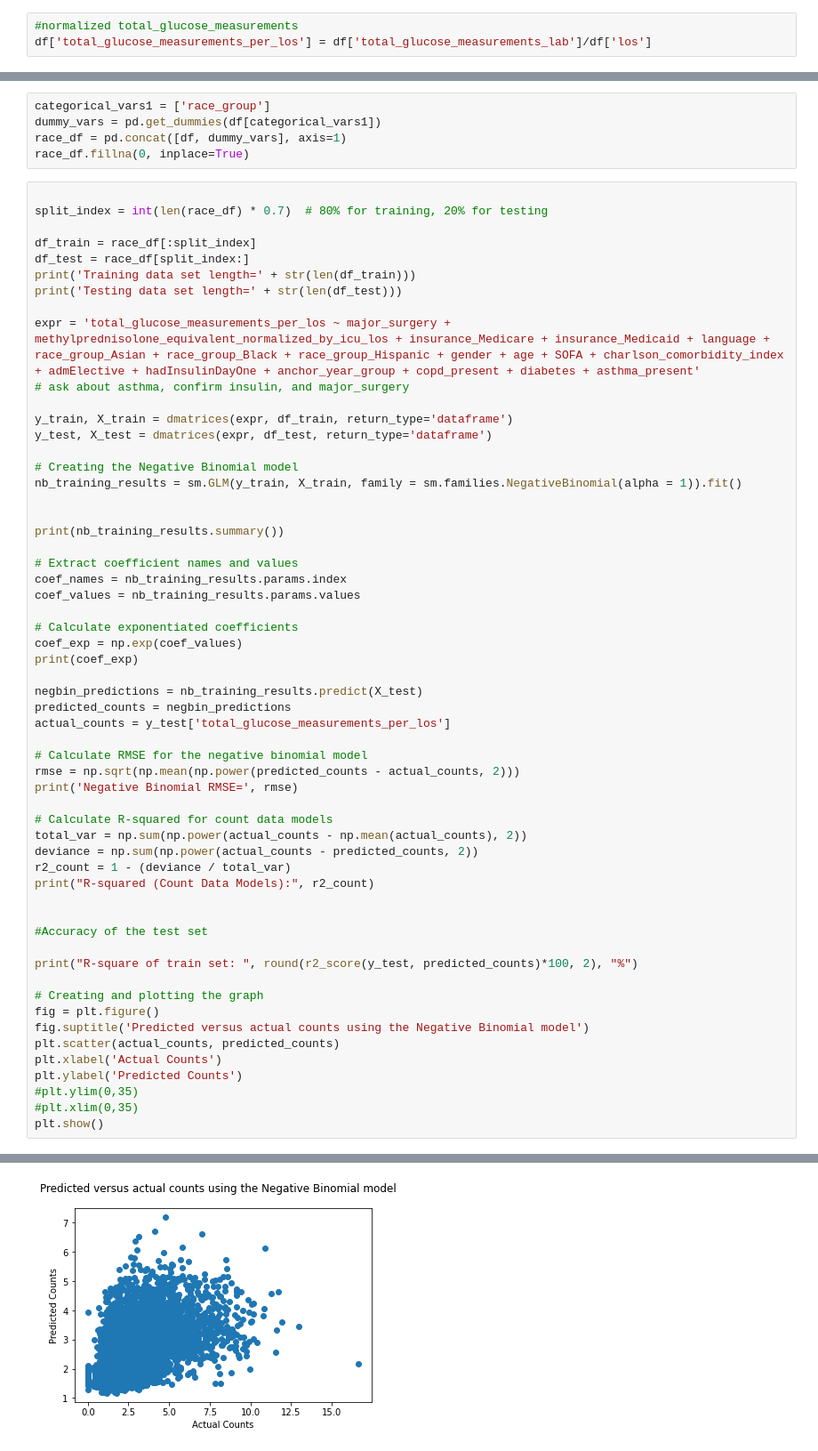
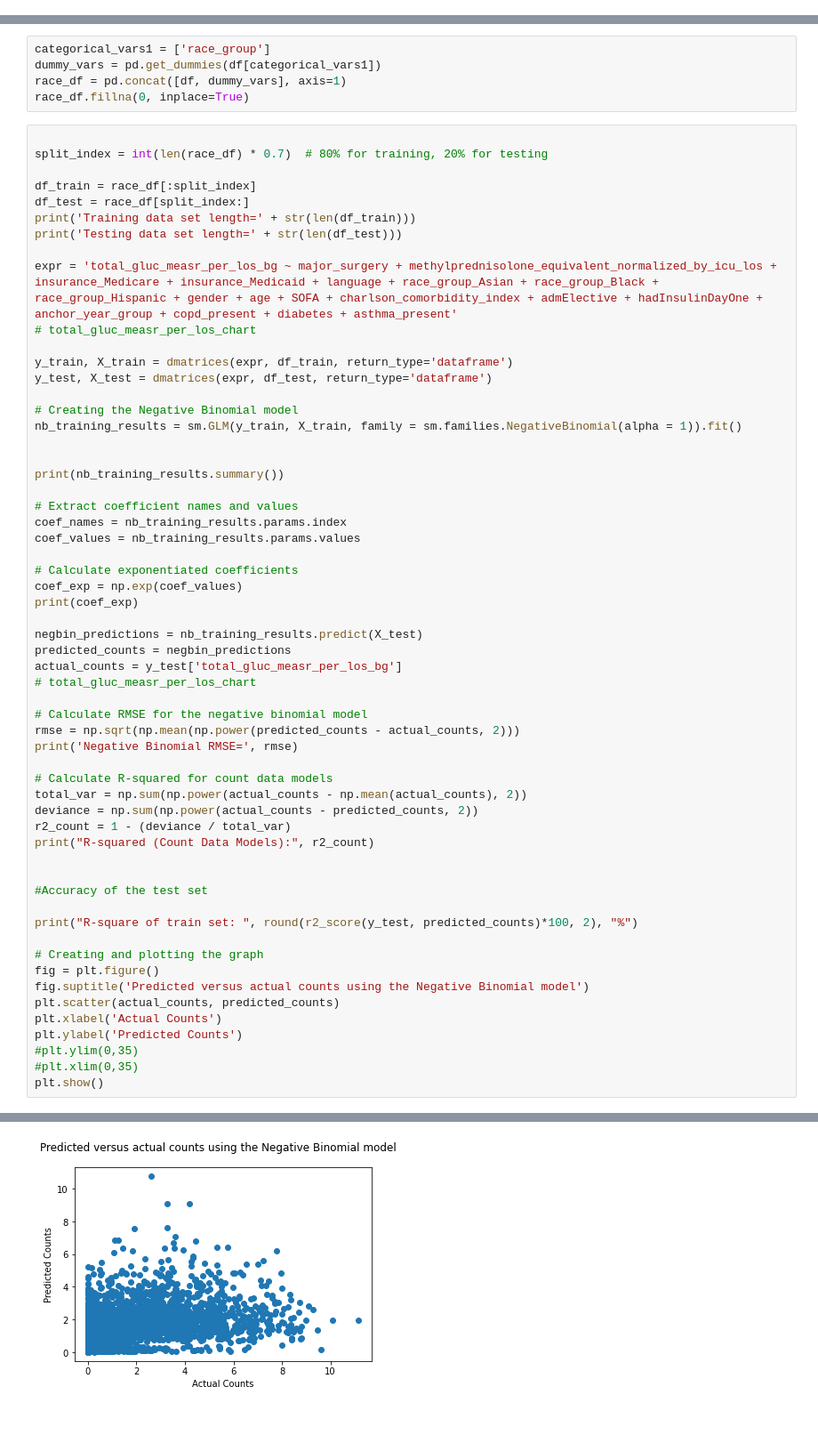
Before and after one commit to e754/Glucose-Research, a Jupyter notebook: src/5_NegBin/Finalized_NegBin_code.ipynb, the cells around one changed output, grey strips where cells are left out. Shown: that part at 89% size. Cells and saved outputs as stored; diff of their text form; blank space fills up the shorter version.

```diff
--- a/src/5_NegBin/Finalized_NegBin_code.ipynb
+++ b/src/5_NegBin/Finalized_NegBin_code.ipynb
@@ -21,6 +21,3 @@ dummy_vars1 = pd.get_dummies(df[categorical_vars])
 df = pd.concat([df, dummy_vars1], axis=1)
 
 dummy_vars = dummy_vars1.drop(columns=['insurance_Other'])
-# %%
-#normalized total_glucose_measurements
-df['total_glucose_measurements_per_los'] = df['total_glucose_measurements_lab']/df['los']
@@ -38,8 +41,8 @@ df_test = race_df[split_index:]
 print('Training data set length=' + str(len(df_train)))
 print('Testing data set length=' + str(len(df_test)))
 
-expr = 'total_glucose_measurements_per_los ~ major_surgery + methylprednisolone_equivalent_normalized_by_icu_los + insurance_Medicare + insurance_Medicaid + language + race_group_Asian + race_group_Black + race_group_Hispanic + gender + age + SOFA + charlson_comorbidity_index + admElective + hadInsulinDayOne + anchor_year_group + copd_present + diabetes + asthma_present'
-# ask about asthma, confirm insulin, and major_surgery
+expr = 'total_gluc_measr_per_los_bg ~ major_surgery + methylprednisolone_equivalent_normalized_by_icu_los + insurance_Medicare + insurance_Medicaid + language + race_group_Asian + race_group_Black + race_group_Hispanic + gender + age + SOFA + charlson_comorbidity_index + admElective + hadInsulinDayOne + anchor_year_group + copd_present + diabetes + asthma_present'
+# total_gluc_measr_per_los_chart
 
 y_train, X_train = dmatrices(expr, df_train, return_type='dataframe')
 y_test, X_test = dmatrices(expr, df_test, return_type='dataframe')
@@ -60,7 +63,8 @@ print(coef_exp)
 
 negbin_predictions = nb_training_results.predict(X_test)
 predicted_counts = negbin_predictions
-actual_counts = y_test['total_glucose_measurements_per_los']
+actual_counts = y_test['total_gluc_measr_per_los_bg']
+# total_gluc_measr_per_los_chart
 
 # Calculate RMSE for the negative binomial model
 rmse = np.sqrt(np.mean(np.power(predicted_counts - actual_counts, 2)))
@@ -107,4 +111,4 @@ R-square of train set:  27.79 %
-[figure, old version]
+[figure, new version]
 # %%
 import numpy as np
 
```
Also changed, not shown: parts of 5 cells of this notebook, 9 other files.
